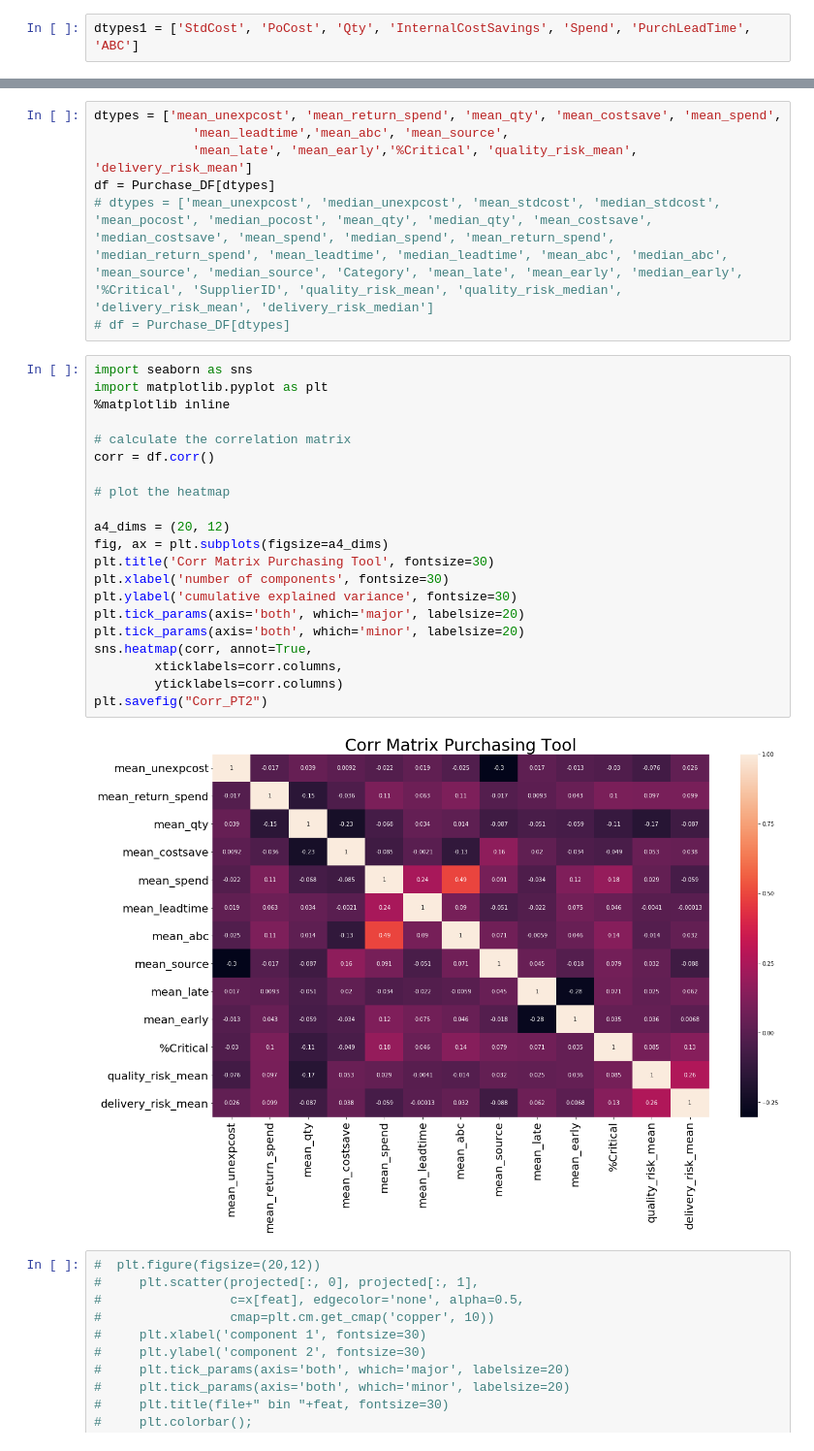
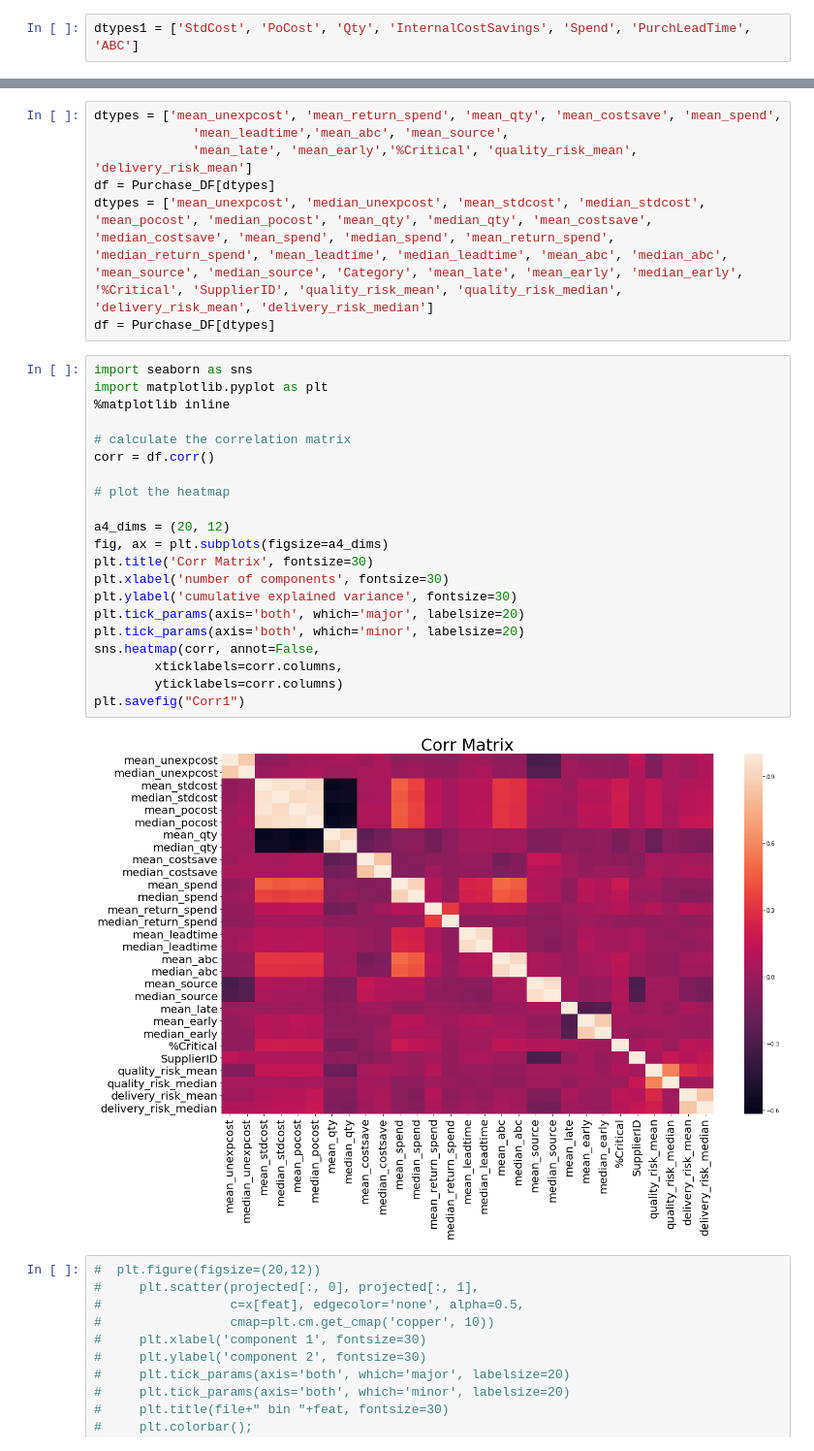
Before and after one commit to gnaven/Harris_Risk_Analysis, a Jupyter notebook: Harris Data/new_data/PCA_script_join-Copy2.ipynb, the cells around one changed output, grey strips where cells are left out. Shown: that part at 97% size. Cells and saved outputs as stored; diff of their text form.

Commit message:
plot fixes

```diff
--- a/Harris Data/new_data/PCA_script_join-Copy2.ipynb
+++ b/Harris Data/new_data/PCA_script_join-Copy2.ipynb
@@ -56,31 +56,31 @@ dtypes = ['mean_unexpcost', 'mean_return_spend', 'mean_qty', 'mean_costsave', 'm
              'mean_leadtime','mean_abc', 'mean_source',
              'mean_late', 'mean_early','%Critical', 'quality_risk_mean', 'delivery_risk_mean']
 df = Purchase_DF[dtypes]
-# dtypes = ['mean_unexpcost', 'median_unexpcost', 'mean_stdcost', 'median_stdcost', 'mean_pocost', 'median_pocost', 'mean_qty', 'median_qty', 'mean_costsave', 'median_costsave', 'mean_spend', 'median_spend', 'mean_return_spend', 'median_return_spend', 'mean_leadtime', 'median_leadtime', 'mean_abc', 'median_abc', 'mean_source', 'median_source', 'Category', 'mean_late', 'mean_early', 'median_early', '%Critical', 'SupplierID', 'quality_risk_mean', 'quality_risk_median', 'delivery_risk_mean', 'delivery_risk_median']
-# df = Purchase_DF[dtypes]
+dtypes = ['mean_unexpcost', 'median_unexpcost', 'mean_stdcost', 'median_stdcost', 'mean_pocost', 'median_pocost', 'mean_qty', 'median_qty', 'mean_costsave', 'median_costsave', 'mean_spend', 'median_spend', 'mean_return_spend', 'median_return_spend', 'mean_leadtime', 'median_leadtime', 'mean_abc', 'median_abc', 'mean_source', 'median_source', 'Category', 'mean_late', 'mean_early', 'median_early', '%Critical', 'SupplierID', 'quality_risk_mean', 'quality_risk_median', 'delivery_risk_mean', 'delivery_risk_median']
+df = Purchase_DF[dtypes]
 # %%
 import seaborn as sns
 import matplotlib.pyplot as plt
 %matplotlib inline
 
 # calculate the correlation matrix
 corr = df.corr()
 
 # plot the heatmap
 
 a4_dims = (20, 12)
 fig, ax = plt.subplots(figsize=a4_dims)
-plt.title('Corr Matrix Purchasing Tool', fontsize=30)
+plt.title('Corr Matrix', fontsize=30)
 plt.xlabel('number of components', fontsize=30)
 plt.ylabel('cumulative explained variance', fontsize=30)
 plt.tick_params(axis='both', which='major', labelsize=20)
 plt.tick_params(axis='both', which='minor', labelsize=20)
-sns.heatmap(corr, annot=True,
+sns.heatmap(corr, annot=False,
         xticklabels=corr.columns,
         yticklabels=corr.columns)
-plt.savefig("Corr_PT2")
+plt.savefig("Corr1")
 # %% [output]
-[figure, old version]
+[figure, new version]
 # %%
 #  plt.figure(figsize=(20,12))
 #     plt.scatter(projected[:, 0], projected[:, 1],
```
Also changed, not shown: 5 other files.
